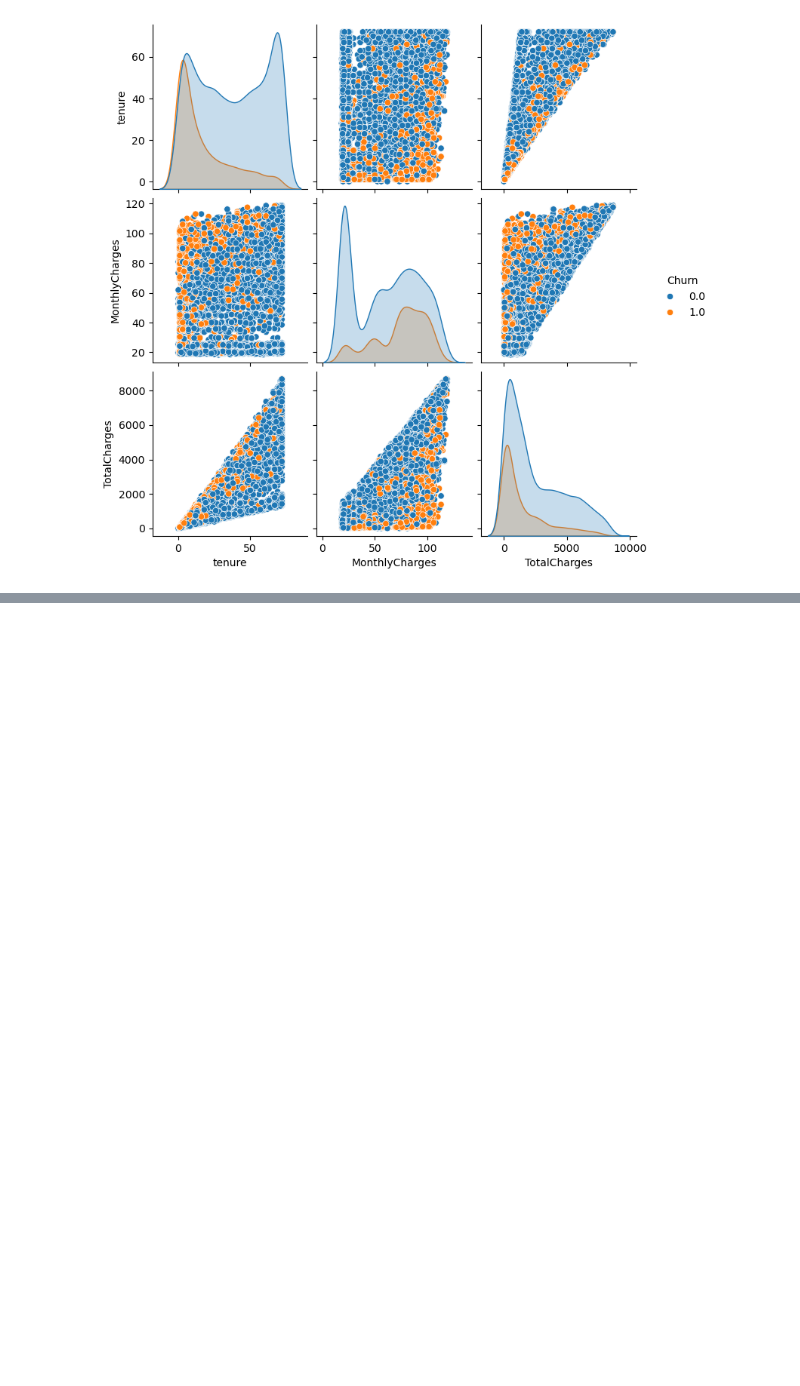
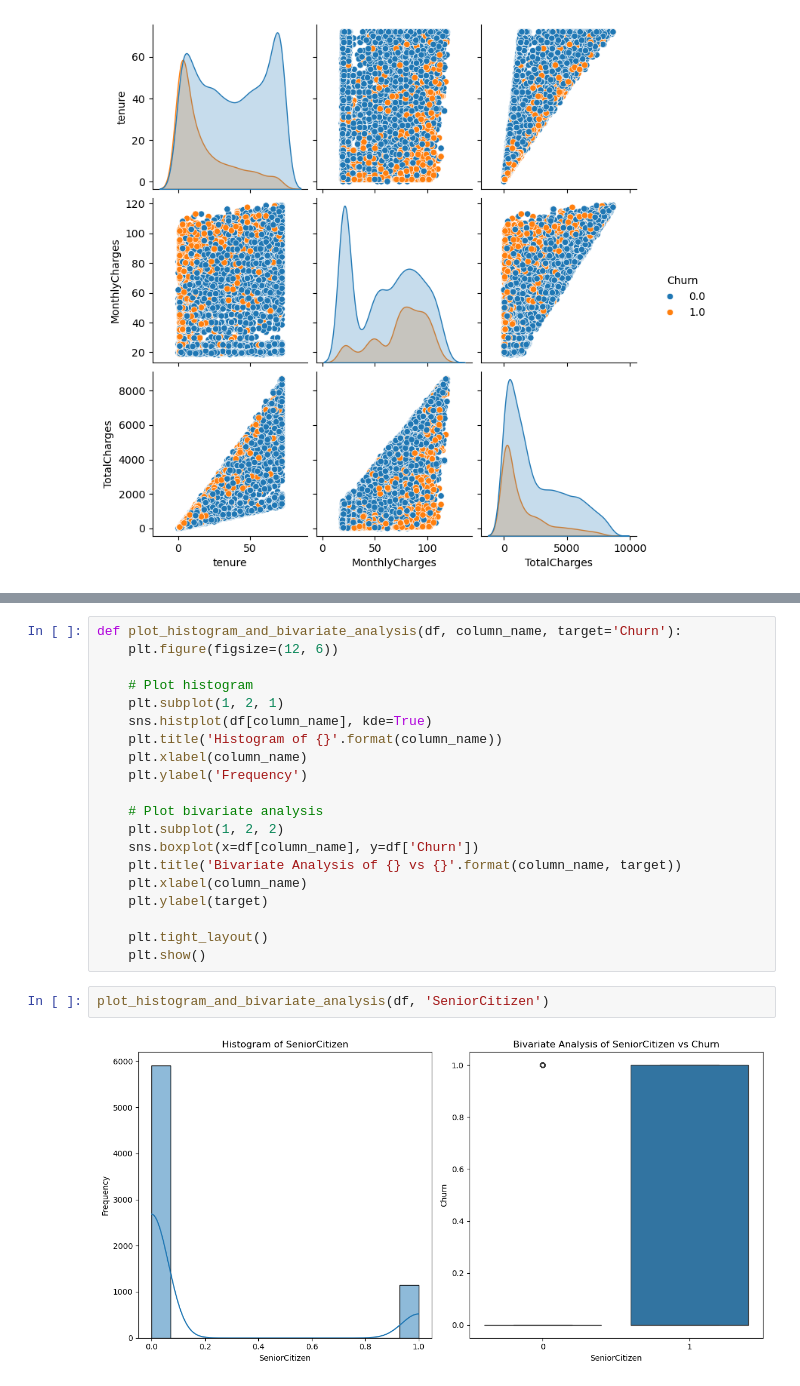
Before and after one commit to AghababyanSG/Telco_Customer_Churn, a Jupyter notebook: preliminary_analysis.ipynb, the cells around one changed output, grey strips where cells are left out. Drawn from its saved outputs; the diff is of its cells as text; blank space fills up the shorter version.

```diff
--- a/preliminary_analysis.ipynb
+++ b/preliminary_analysis.ipynb
@@ -342,0 +345,24 @@ print(f1_score(y_test, y_pred))
+# %%
+def plot_histogram_and_bivariate_analysis(df, column_name, target='Churn'):
+    plt.figure(figsize=(12, 6))
+
+    # Plot histogram
+    plt.subplot(1, 2, 1)
+    sns.histplot(df[column_name], kde=True)
+    plt.title('Histogram of {}'.format(column_name))
+    plt.xlabel(column_name)
+    plt.ylabel('Frequency')
+
+    # Plot bivariate analysis
+    plt.subplot(1, 2, 2)
+    sns.boxplot(x=df[column_name], y=df['Churn'])
+    plt.title('Bivariate Analysis of {} vs {}'.format(column_name, target))
+    plt.xlabel(column_name)
+    plt.ylabel(target)
+
+    plt.tight_layout()
+    plt.show()
+# %%
+plot_histogram_and_bivariate_analysis(df, 'SeniorCitizen')
+# %% [output]
+[figure, added]
```
Also changed, not shown: parts of 11 cells of this notebook, 1 other file.
